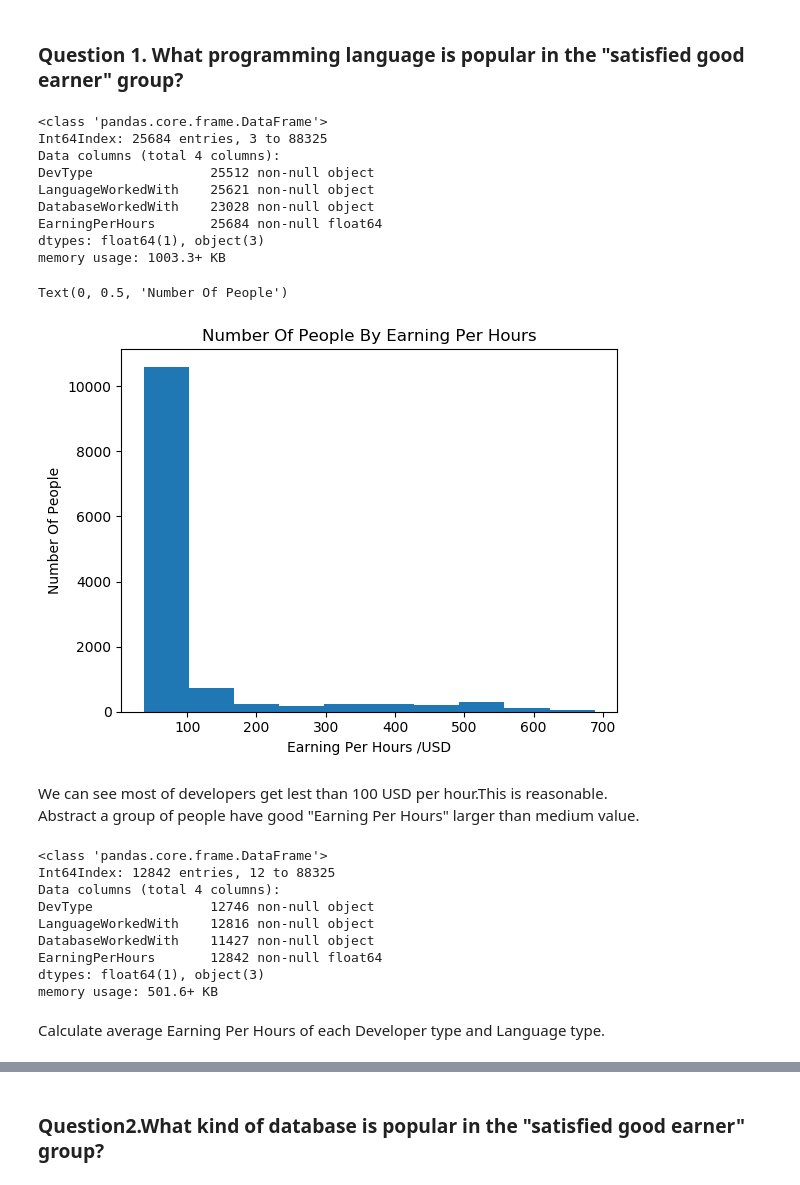
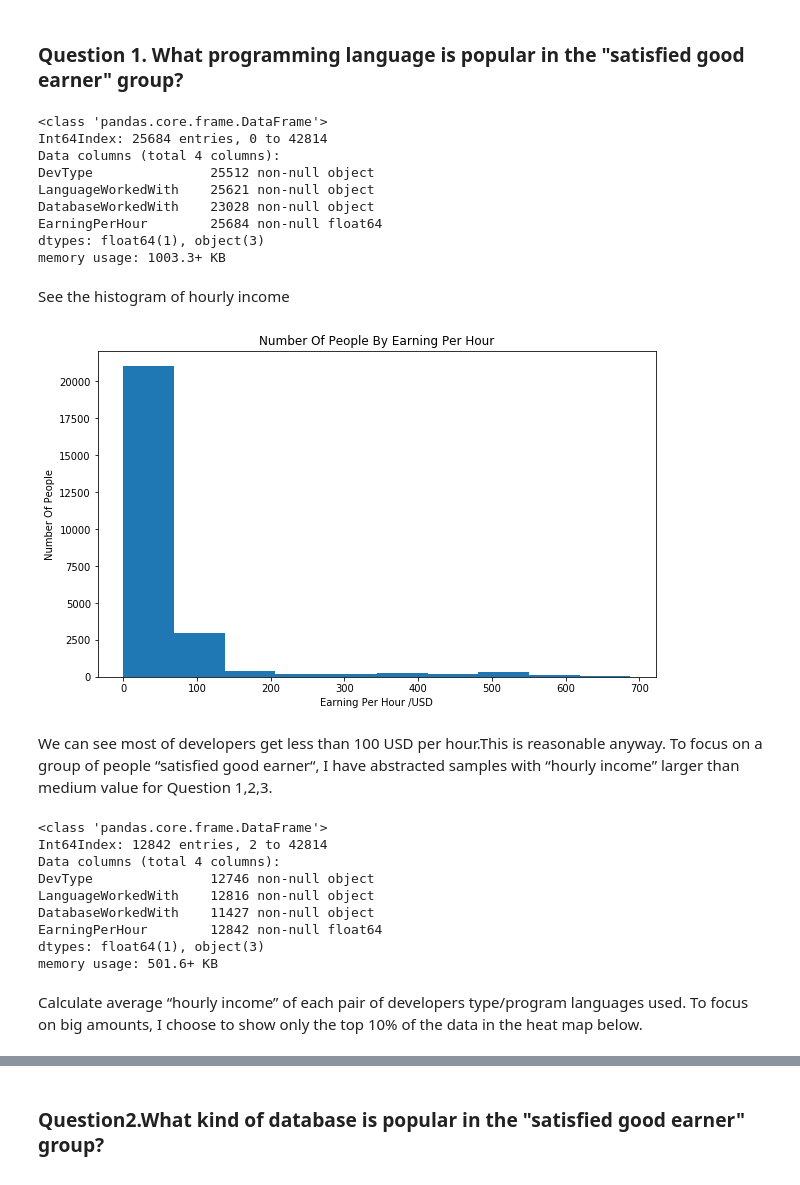
Before and after one commit to Data-Semi/Survey_HourlyIncomeFactors, a Jupyter notebook: TimePaidRanking.ipynb, the cells around one changed output, grey strips where cells are left out. Cells and saved outputs as stored; diff of their text form; code cells hidden in the pictures.

```diff
--- a/TimePaidRanking.ipynb
+++ b/TimePaidRanking.ipynb
@@ -50,0 +34,23 @@ Data wrangling
+# %%
+import numpy as np
+import pandas as pd
+import seaborn as sns
+import matplotlib.pyplot as plt
+%matplotlib inline
+
+'''
+#This part is only for the very first time abstract data from original survey data.
+df = pd.read_csv('./Data/survey_results_public.csv')
+#Only look at professional developers
+df = df[df.MainBranch == 'I am a developer by profession']
+#To avoid too much data, I only analysis the Top 10 countries here
+countries = df.Country.value_counts(ascending = False)[:11]
+df = df[df['Country'].isin(countries.index)]
+#Remove duplicated data
+df.drop_duplicates(keep = 'first', inplace = True)
+df.duplicated().sum()
+df.to_csv('./Data/survey_results_public_proDev10Countries.csv')
+'''
+
+df = pd.read_csv('./Data/survey_results_public_proDev10Countries.csv')
+df.shape
@@ -77,11 +76,11 @@ df.duplicated().sum()
 # %%
-#Calculate compensation per hours, (The survay assuming 12 working months and 50 working weeks)
+#Calculate compensation per hour, (The survay assuming 12 working months and 50 working weeks)
 # Drop rows with missing income related values
 df = df.dropna(subset = ['ConvertedComp','WorkWeekHrs'], axis = 0)
-df['EarningPerHours'] = df['ConvertedComp']/(df['WorkWeekHrs']*50)
+df['EarningPerHour'] = df['ConvertedComp']/(df['WorkWeekHrs']*50)
 df = df.drop(['ConvertedComp','WorkWeekHrs'],axis =1)
 #delete outliers, keep only the ones that are within +3 to -3 standard deviations
-df = df[np.abs(df.EarningPerHours-df.EarningPerHours.mean()) <= (3*df.EarningPerHours.std())]
+df = df[np.abs(df.EarningPerHour-df.EarningPerHour.mean()) <= (3*df.EarningPerHour.std())]
 # %%
 #Change years data type to "int"
 df = df.replace('Less than 1 year',0)
@@ -103,11 +102,11 @@ Prepare dataframes for each questions
 # %%
 # for Q1,Q2:
-col_dev_lang_db =  ['DevType','LanguageWorkedWith', 'DatabaseWorkedWith', 'EarningPerHours']
+col_dev_lang_db =  ['DevType','LanguageWorkedWith', 'DatabaseWorkedWith', 'EarningPerHour']
 df_dev_lang_db = df[col_dev_lang_db].copy()
 #df_dev_lang_db.drop_duplicates(keep = 'first', inplace = True)
 
 # for Q3:
-col_age = ['YearsCodePro', 'Age', 'EarningPerHours']
+col_age = ['YearsCodePro', 'Age', 'EarningPerHour']
 df_age = df[col_age].copy()
 #df_age.drop_duplicates(keep = 'first', inplace = True)
 
@@ -116,7 +115,7 @@ col_related = ['Employment','Country', 'EdLevel', 'OrgSize',
                      'DevType', 'YearsCodePro',
                    'MgrWant', 'JobSeek', 'LastHireDate','WorkPlan','CareerSat',
         'WorkLoc', 'CodeRevHrs','LanguageWorkedWith', 'DatabaseWorkedWith', 'OpSys',
-                   'Age', 'Gender','Dependents','EarningPerHours']
+                   'Age', 'Gender','Dependents','EarningPerHour']
 
 df_related = df[col_related].copy()
 df_related.drop_duplicates(keep = 'first', inplace = True)
@@ -130,40 +129,43 @@ df_related.shape
 df_dev_lang_db.info()
 # %% [output]
 <class 'pandas.core.frame.DataFrame'>
-Int64Index: 25684 entries, 3 to 88325
+Int64Index: 25684 entries, 0 to 42814
 Data columns (total 4 columns):
 DevType               25512 non-null object
 LanguageWorkedWith    25621 non-null object
 DatabaseWorkedWith    23028 non-null object
-EarningPerHours       25684 non-null float64
+EarningPerHour        25684 non-null float64
 dtypes: float64(1), object(3)
 memory usage: 1003.3+ KB
+# %% [markdown]
+See the histogram of hourly income
 # %%
-df_dev_lang_db.EarningPerHours.plot(kind = 'hist')
-plt.title("Number Of People By Earning Per Hours")
-plt.xlabel("Earning Per Hours /USD")
+plt.figure(figsize=(10, 6))
+df_dev_lang_db.EarningPerHour.plot(kind = 'hist')
+plt.title("Number Of People By Earning Per Hour")
+plt.xlabel("Earning Per Hour /USD")
 plt.ylabel("Number Of People")
+plt.savefig('Images/Earning_histogram.png')
 # %% [output]
-Text(0, 0.5, 'Number Of People')
-[figure, old version]
+[figure, new version]
 # %% [markdown]
-We can see most of developers get lest than 100 USD per hour.This is reasonable.
-Abstract a group of people have good "Earning Per Hours" larger than medium value.
+We can see most of developers get less than 100 USD per hour.This is reasonable anyway.
+To focus on a group of people “satisfied good earner“, I have abstracted samples with “hourly income” larger than medium value for Question 1,2,3.
 # %%
-df_dev_lang_db = df_dev_lang_db.query('EarningPerHours>{}'.format(np.percentile(df_dev_lang_db['EarningPerHours'],50)))
+df_dev_lang_db = df_dev_lang_db.query('EarningPerHour>{}'.format(np.percentile(df_dev_lang_db['EarningPerHour'],50)))
 df_dev_lang_db.info()
 # %% [output]
 <class 'pandas.core.frame.DataFrame'>
-Int64Index: 12842 entries, 12 to 88325
+Int64Index: 12842 entries, 2 to 42814
 Data columns (total 4 columns):
 DevType               12746 non-null object
 LanguageWorkedWith    12816 non-null object
 DatabaseWorkedWith    11427 non-null object
-EarningPerHours       12842 non-null float64
+EarningPerHour        12842 non-null float64
 dtypes: float64(1), object(3)
 memory usage: 501.6+ KB
-# %% [markdown]
-Calculate average Earning Per Hours of each Developer type and Language type.
+# %% [markdown]
+Calculate average “hourly income” of each pair of developers type/program languages used. To focus on big amounts, I choose to show only the top 10% of the data in the heat map below.
 # %%
 df_dev_lang_db = clean_separate_multivalues(['DevType','LanguageWorkedWith', 'DatabaseWorkedWith'],df_dev_lang_db)
 df_dev_lang = df_dev_lang_db.groupby(['DevType','LanguageWorkedWith']).mean();
```
Also changed, not shown: parts of 40 cells of this notebook, 6 other files.
